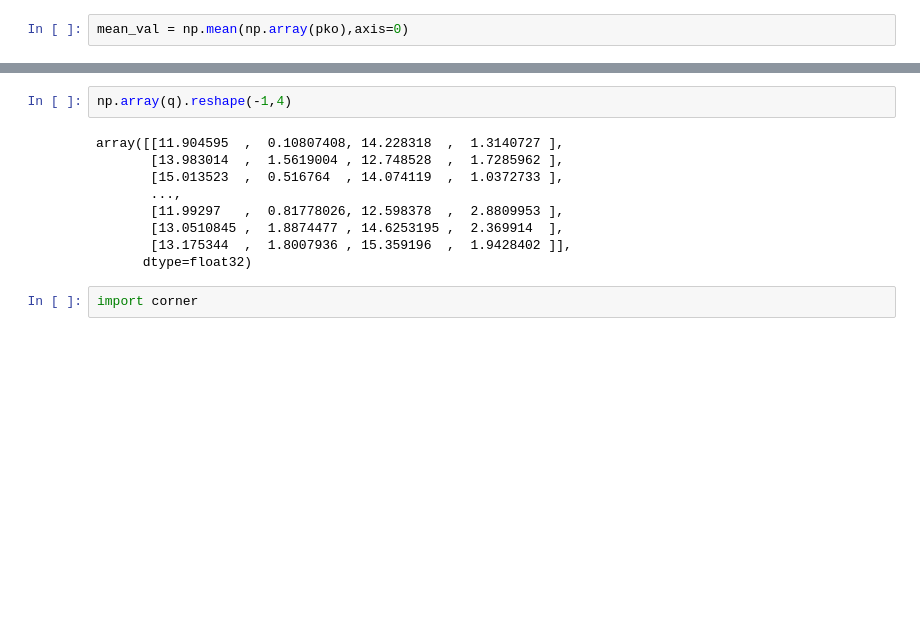
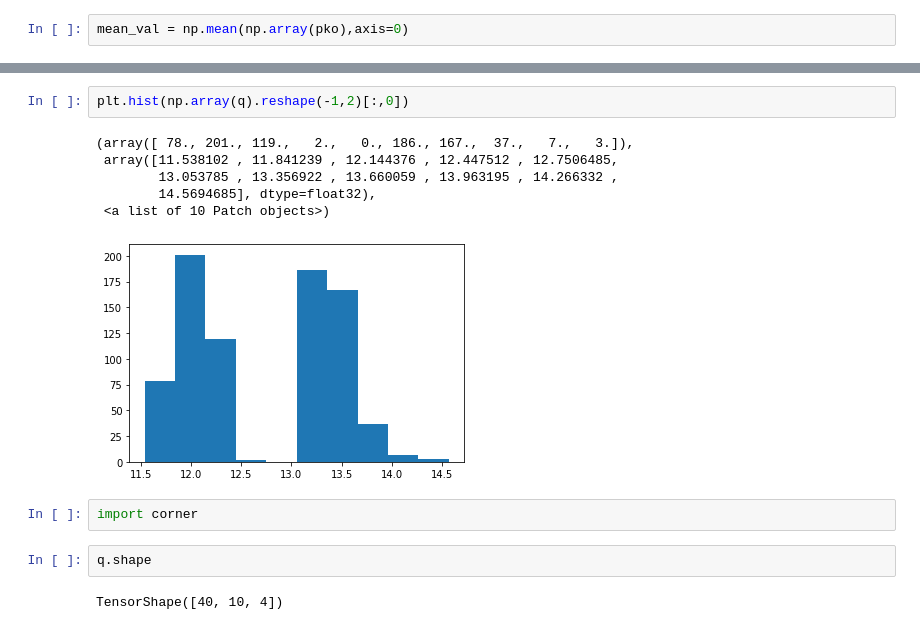
Before and after one commit to DifferentiableUniverseInitiative/DHOD, a Jupyter notebook: nb/batch_hod-hmc.ipynb, the cells around one changed output, grey strips where cells are left out. Drawn from its saved outputs; the diff is of its cells as text; blank space fills up the shorter version.

```diff
--- a/nb/batch_hod-hmc.ipynb
+++ b/nb/batch_hod-hmc.ipynb
@@ -463,14 +540,16 @@ array([-0.97917074, -0.2500419 , -0.15254147, -0.65371954, -0.71696943,
 # %%
-np.array(q).reshape(-1,4)
+plt.hist(np.array(q).reshape(-1,2)[:,0])
 # %% [output]
-array([[11.904595  ,  0.10807408, 14.228318  ,  1.3140727 ],
-       [13.983014  ,  1.5619004 , 12.748528  ,  1.7285962 ],
-       [15.013523  ,  0.516764  , 14.074119  ,  1.0372733 ],
-       ...,
-       [11.99297   ,  0.81778026, 12.598378  ,  2.8809953 ],
-       [13.0510845 ,  1.8874477 , 14.6253195 ,  2.369914  ],
-       [13.175344  ,  1.8007936 , 15.359196  ,  1.9428402 ]],
-      dtype=float32)
+(array([ 78., 201., 119.,   2.,   0., 186., 167.,  37.,   7.,   3.]),
+ array([11.538102 , 11.841239 , 12.144376 , 12.447512 , 12.7506485,
+        13.053785 , 13.356922 , 13.660059 , 13.963195 , 14.266332 ,
+        14.5694685], dtype=float32),
+ <a list of 10 Patch objects>)
+[figure, added]
 # %%
 import corner
+# %%
+q.shape
+# %% [output]
+TensorShape([40, 10, 4])
 # %%
```
Also changed, not shown: parts of 40 cells of this notebook, 3 other files.
